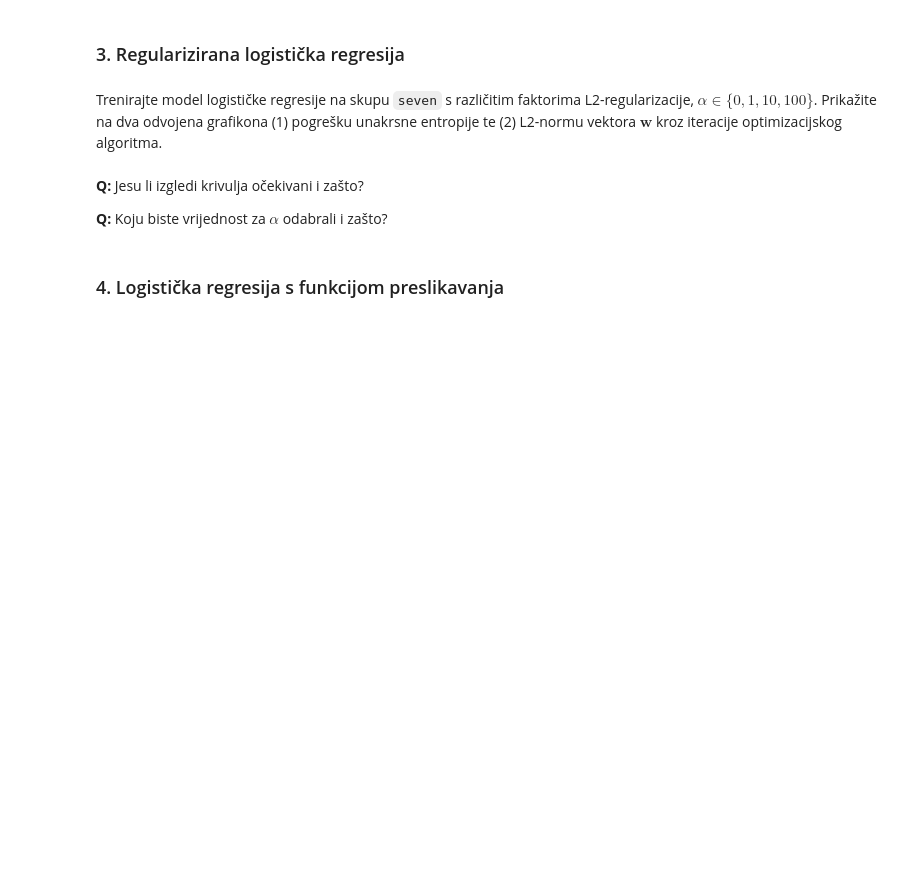
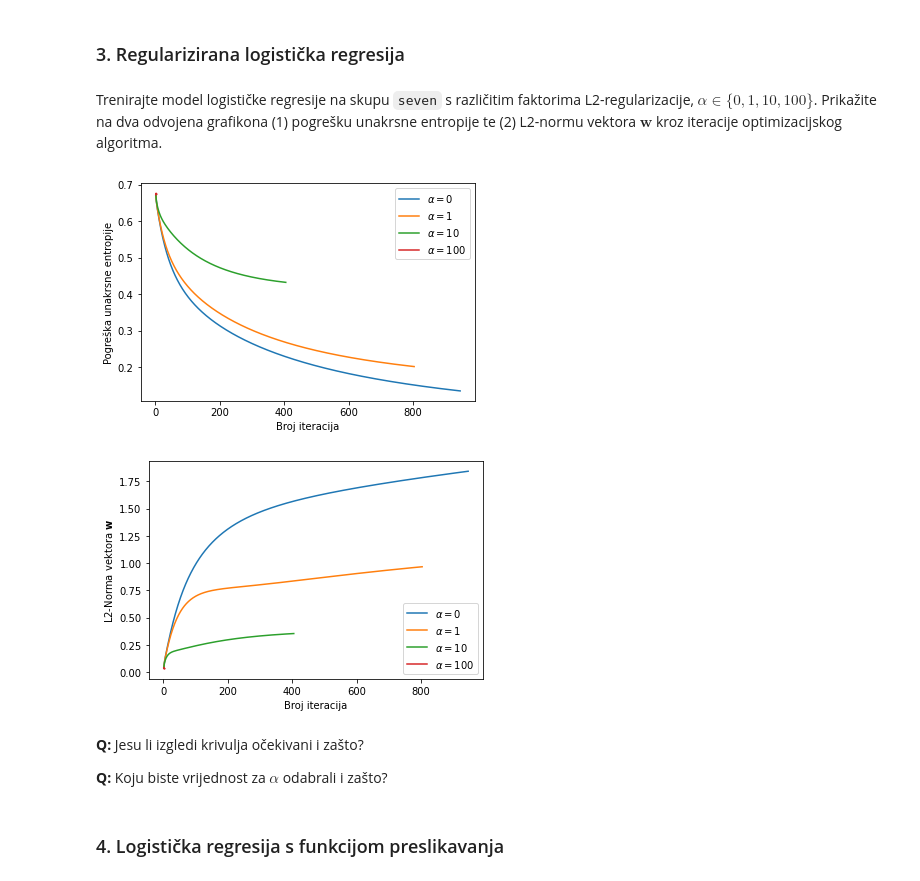
Before and after one commit to tomislavbjelcic/fer-tomislav, a Jupyter notebook: semestar_7/strojno/lab/SU1-2021-06-07-LR.ipynb, the cells around one changed output. Cells and saved outputs as stored; diff of their text form; code cells hidden in the pictures; blank space fills up the shorter version.

```diff
--- a/semestar_7/strojno/lab/SU1-2021-06-07-LR.ipynb
+++ b/semestar_7/strojno/lab/SU1-2021-06-07-LR.ipynb
@@ -274,3 +307,41 @@ from numpy.linalg import norm
+# %%
+# Vaš kôd ovdje
+alphas = [0, 1, 10, 100]
+
+alpha_errs = {}
+alpha_norms = {}
+for alpha in alphas:
+    w, w0, trace_w, trace_w0 = lr_train(seven_X, seven_y, alpha=alpha, trace=True)
+    range_list = np.arange(1,len(trace_w0)+1)
+    cross_entropy_err_iter = []
+    norms_iter = []
+    for w_t, w0_t in zip(trace_w, trace_w0):
+        cross_entropy_err_iter.append(cross_entropy_error(seven_X, seven_y, w_t, w0_t))
+        norms_iter.append(norm(w_t))
+    alpha_errs[alpha] = cross_entropy_err_iter
+    alpha_norms[alpha] = norms_iter
+
+#iscrtavanje
+for alpha in alphas:
+    cerrs = alpha_errs[alpha]
+    itlist = np.arange(1,len(cerrs)+1)
+    plt.plot(itlist, cerrs, label="$\\alpha = {}$".format(alpha))
+plt.legend(loc="best")
+plt.xlabel("Broj iteracija")
+plt.ylabel("Pogreška unakrsne entropije")
+plt.show()
+
+for alpha in alphas:
+    norms = alpha_norms[alpha]
+    itlist = np.arange(1,len(norms)+1)
+    plt.plot(itlist, norms, label="$\\alpha = {}$".format(alpha))
+plt.legend(loc="best")
+plt.xlabel("Broj iteracija")
+plt.ylabel("L2-Norma vektora $\\mathbf{w}$")
+plt.show()
+# %% [output]
+[figure, added]
+[figure, added]
 # %% [markdown]
 **Q:** Jesu li izgledi krivulja očekivani i zašto?
 
```
Also changed, not shown: parts of 12 cells of this notebook.
